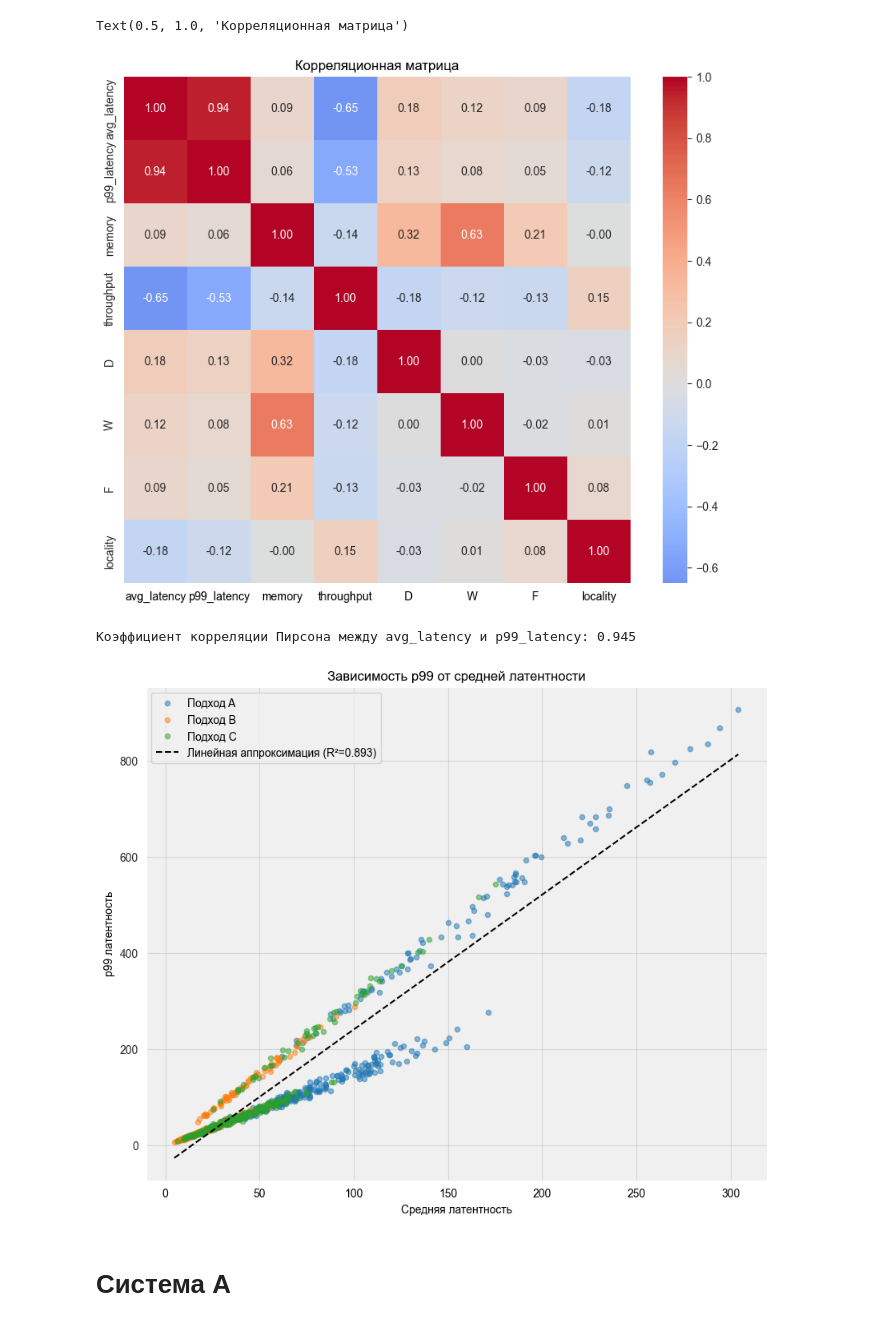
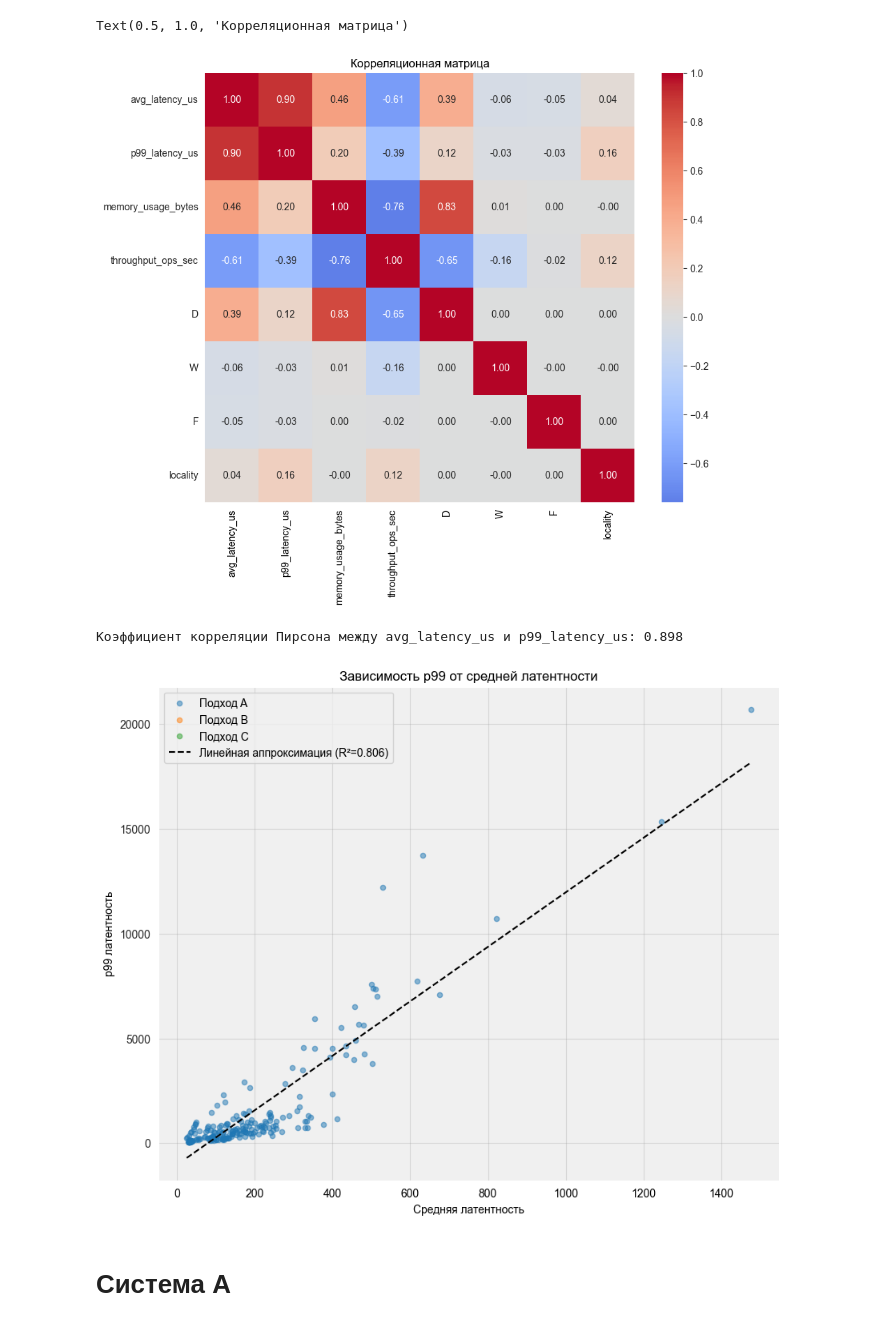
Before and after one commit to p1k777/mega-cool-in-memory-file-systems-research, a Jupyter notebook: ml_model/main.ipynb, the cells around one changed output. Cells and saved outputs as stored; diff of their text form; code cells hidden in the pictures.

```diff
--- a/ml_model/main.ipynb
+++ b/ml_model/main.ipynb
@@ -136,7 +136,7 @@ def generate_test_data(n_samples=500):
 
     return pd.DataFrame(data)
 # %%
-df = generate_test_data(1000)
+df = pd.read_csv("data_a.csv")
 # %%
 df
 # %% [output]
@@ -245,23 +243,23 @@ zipf_effect
 # %%
-metric_cols = ['avg_latency','p99_latency','memory','throughput','D','W','F','locality']
+metric_cols = ['avg_latency_us','p99_latency_us','memory_usage_bytes','throughput_ops_sec','D','W','F','locality']
 corr = df[metric_cols].corr()
 
 plt.figure(figsize=(10, 8))
 sns.heatmap(corr, annot=True, fmt='.2f', cmap='coolwarm', center=0, square=True)
 plt.title('Корреляционная матрица')
 # %% [output]
 Text(0.5, 1.0, 'Корреляционная матрица')
-[figure, old version]
+[figure, new version]
 # %%
 plt.figure(figsize=(10, 8))
 for approach in ['A','B','C']:
-    sub = df[df['algorithmm']==approach]
-    plt.scatter(sub['avg_latency'], sub['p99_latency'], alpha=0.5, s=20, label=f'Подход {approach}')
+    sub = df[df['fs_type']==approach]
+    plt.scatter(sub['avg_latency_us'], sub['p99_latency_us'], alpha=0.5, s=20, label=f'Подход {approach}')
 
-coef = np.polyfit(df['avg_latency'], df['p99_latency'], 1)
+coef = np.polyfit(df['avg_latency_us'], df['p99_latency_us'], 1)
 p = np.poly1d(coef)
-x_line = np.linspace(df['avg_latency'].min(), df['avg_latency'].max(), 100)
-r2_lin = np.corrcoef(df['avg_latency'], df['p99_latency'])[0,1]**2
+x_line = np.linspace(df['avg_latency_us'].min(), df['avg_latency_us'].max(), 100)
+r2_lin = np.corrcoef(df['avg_latency_us'], df['p99_latency_us'])[0,1]**2
 plt.plot(x_line, p(x_line), 'k--', label=f'Линейная аппроксимация (R²={r2_lin:.3f})')
 
 plt.xlabel('Средняя латентность')
@@ -270,10 +268,10 @@ plt.title('Зависимость p99 от средней латентности
 plt.legend()
 plt.grid(True, alpha=0.3)
 
-print(f"Коэффициент корреляции Пирсона между avg_latency и p99_latency: {pearsonr(df['avg_latency'], df['p99_latency'])[0]:.3f}")
+print(f"Коэффициент корреляции Пирсона между avg_latency_us и p99_latency_us: {pearsonr(df['avg_latency_us'], df['p99_latency_us'])[0]:.3f}")
 # %% [output]
-Коэффициент корреляции Пирсона между avg_latency и p99_latency: 0.945
+Коэффициент корреляции Пирсона между avg_latency_us и p99_latency_us: 0.898
-[figure, old version]
+[figure, new version]
 # %%
 def calculate_vif(X_df):
     vif_data = pd.DataFrame()
```
Also changed, not shown: parts of 23 cells of this notebook, 1 other file.
